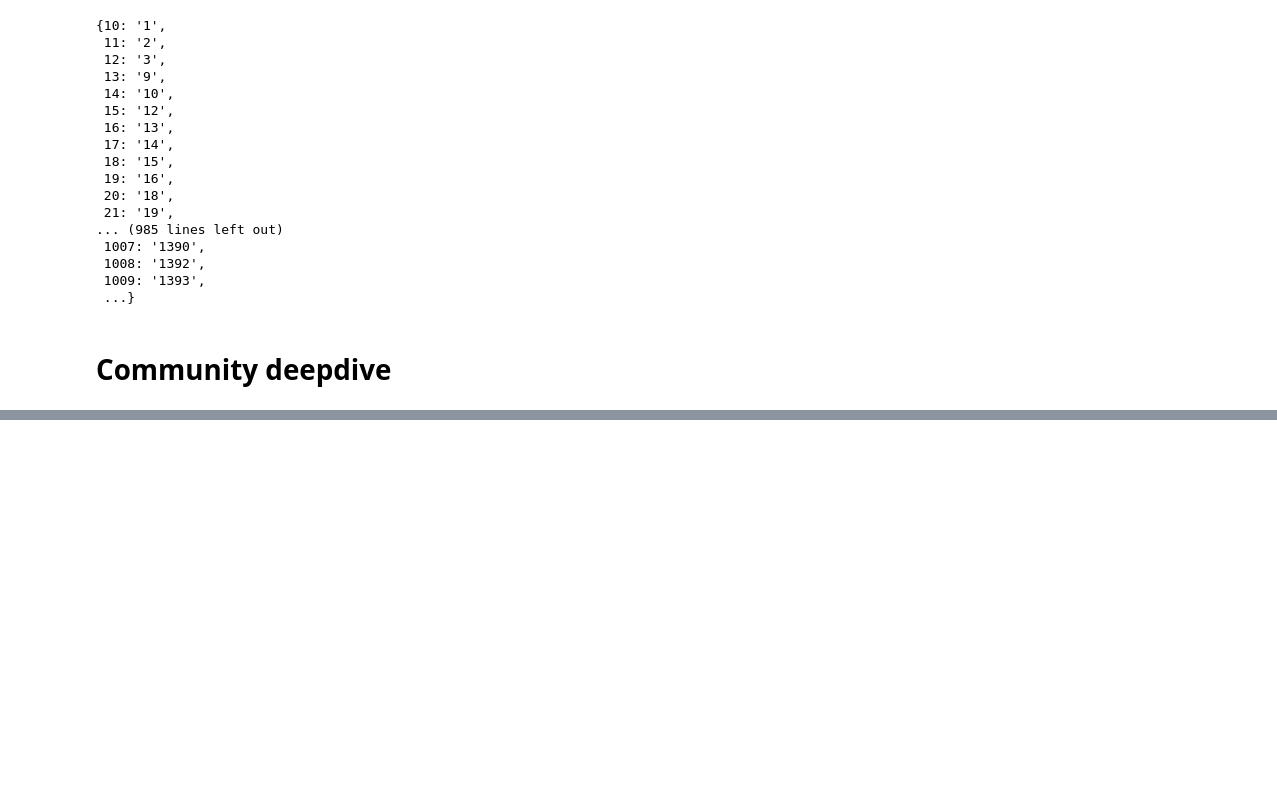
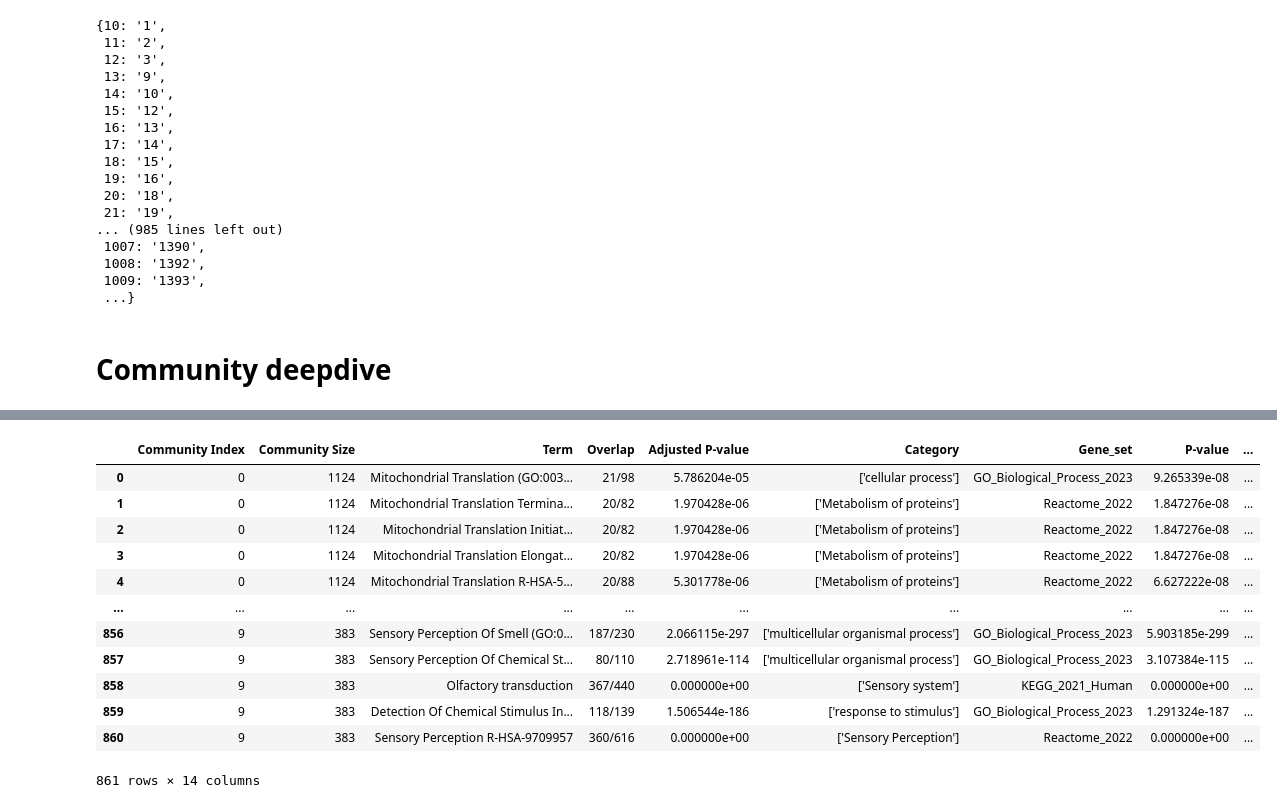
Before and after one commit to Monomanae/DDBC-hypergraph, a Jupyter notebook: Methods/DDBC/community_deepdive.ipynb, the cells around one changed output, grey strips where cells are left out. Cells and saved outputs as stored; diff of their text form; code cells hidden in the pictures; blank space fills up the shorter version.

```diff
--- a/Methods/DDBC/community_deepdive.ipynb
+++ b/Methods/DDBC/community_deepdive.ipynb
@@ -109,5 +109,21 @@ len(comm_HGNC)
 # %%
 important_terms = pd.read_csv(DISEASE_FOLDER + "important_terms.csv")
+# %%
+important_terms
+# %% [output]
+|  | Community Index | Community Size | Term | Overlap | Adjusted P-value | Category | Gene_set | P-value | ... |
+| 0 | 0 | 1124 | Mitochondrial Translation (GO:003... | 21/98 | 5.786204e-05 | ['cellular process'] | GO_Biological_Process_2023 | 9.265339e-08 | ... |
+| 1 | 0 | 1124 | Mitochondrial Translation Termina... | 20/82 | 1.970428e-06 | ['Metabolism of proteins'] | Reactome_2022 | 1.847276e-08 | ... |
+| 2 | 0 | 1124 | Mitochondrial Translation Initiat... | 20/82 | 1.970428e-06 | ['Metabolism of proteins'] | Reactome_2022 | 1.847276e-08 | ... |
+| 3 | 0 | 1124 | Mitochondrial Translation Elongat... | 20/82 | 1.970428e-06 | ['Metabolism of proteins'] | Reactome_2022 | 1.847276e-08 | ... |
+| 4 | 0 | 1124 | Mitochondrial Translation R-HSA-5... | 20/88 | 5.301778e-06 | ['Metabolism of proteins'] | Reactome_2022 | 6.627222e-08 | ... |
+| ... | ... | ... | ... | ... | ... | ... | ... | ... | ... |
+| 856 | 9 | 383 | Sensory Perception Of Smell (GO:0... | 187/230 | 2.066115e-297 | ['multicellular organismal process'] | GO_Biological_Process_2023 | 5.903185e-299 | ... |
+| 857 | 9 | 383 | Sensory Perception Of Chemical St... | 80/110 | 2.718961e-114 | ['multicellular organismal process'] | GO_Biological_Process_2023 | 3.107384e-115 | ... |
+| 858 | 9 | 383 | Olfactory transduction | 367/440 | 0.000000e+00 | ['Sensory system'] | KEGG_2021_Human | 0.000000e+00 | ... |
+| 859 | 9 | 383 | Detection Of Chemical Stimulus In... | 118/139 | 1.506544e-186 | ['response to stimulus'] | GO_Biological_Process_2023 | 1.291324e-187 | ... |
+| 860 | 9 | 383 | Sensory Perception R-HSA-9709957 | 360/616 | 0.000000e+00 | ['Sensory Perception'] | Reactome_2022 | 0.000000e+00 | ... |
+861 rows × 14 columns
 # %%
 go_df_filtered = important_terms[important_terms["Community Index"] == comm_idx]
 # %%
```
Also changed, not shown: parts of 6 cells of this notebook, 3 other files.
